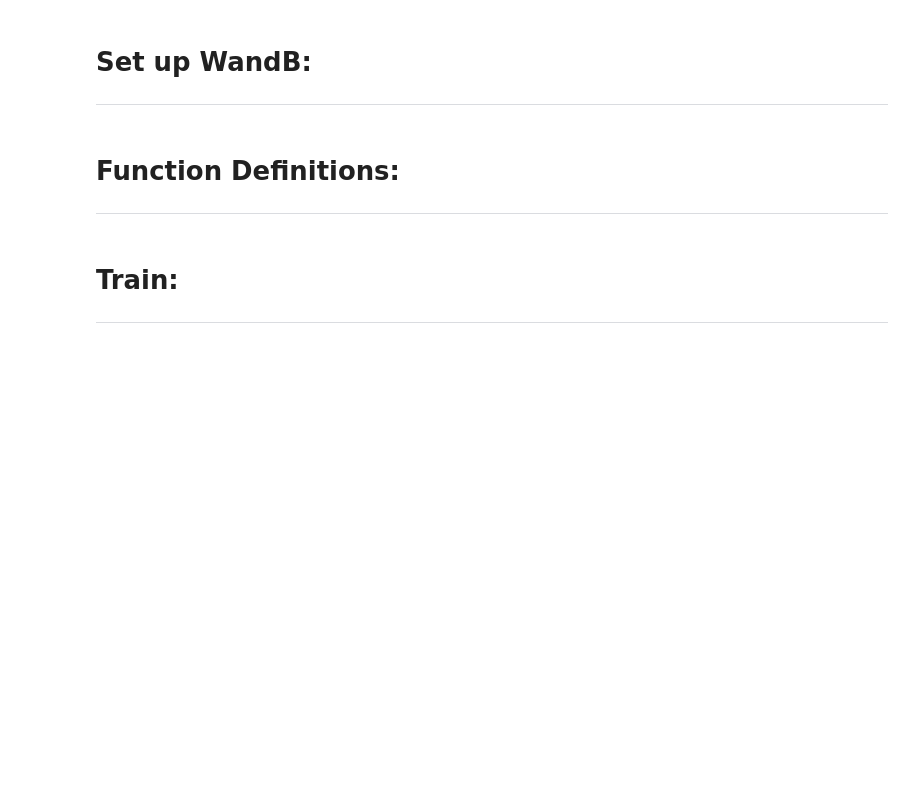
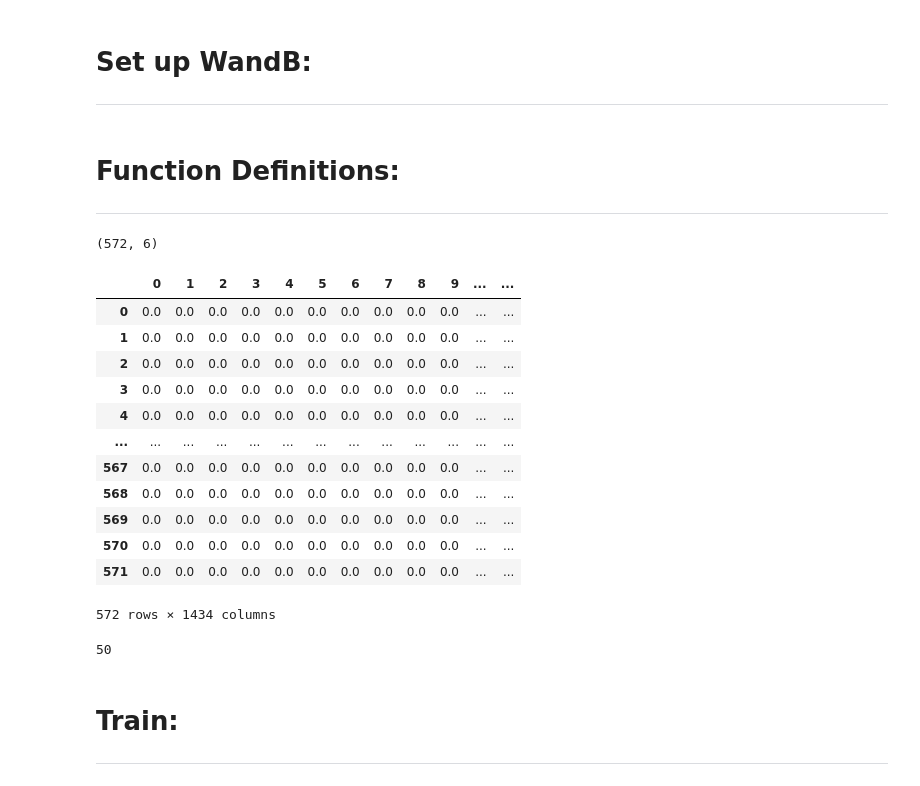
Before and after one commit to CateMerfeld/mass_spec, a Jupyter notebook: single_model/denoiser.ipynb, the cells around one changed output. Cells and saved outputs as stored; diff of their text form; code cells hidden in the pictures; blank space fills up the shorter version.

```diff
--- a/single_model/denoiser.ipynb
+++ b/single_model/denoiser.ipynb
@@ -278,0 +311,44 @@ def create_dataset_sections(spectra, embeddings, columns, batch_size=32, noise_l
+# %%
+thing = pd.DataFrame(get_conditions(labels))
+thing.shape
+# %% [output]
+(572, 6)
+# %%
+columns = list(spectra.columns)
+true_list = []
+
+spectrum_data = spectra[list(columns)][:915].values.copy()
+true_list.append(pd.DataFrame(spectrum_data))
+
+true_embeddings = []
+for col in columns:
+    true_embeddings.append(embeddings[col.split('.')[0]].copy())
+
+true_list.append(pd.DataFrame(list(zip(*true_embeddings))))
+
+labels = [col.split('.')[0] for col in columns]
+conditions = get_conditions(labels)
+true_list.append(pd.DataFrame(list(zip(*conditions))))
+
+all_true_vals = pd.concat(true_list, axis=0).T
+all_true_vals.columns = range(len(all_true_vals.columns))
+all_true_vals['Chemical Name'] = [col.split('.')[0] for col in columns]
+all_true_vals
+# %% [output]
+|  | 0 | 1 | 2 | 3 | 4 | 5 | 6 | 7 | 8 | 9 | ... | ... |
+| 0 | 0.0 | 0.0 | 0.0 | 0.0 | 0.0 | 0.0 | 0.0 | 0.0 | 0.0 | 0.0 | ... | ... |
+| 1 | 0.0 | 0.0 | 0.0 | 0.0 | 0.0 | 0.0 | 0.0 | 0.0 | 0.0 | 0.0 | ... | ... |
+| 2 | 0.0 | 0.0 | 0.0 | 0.0 | 0.0 | 0.0 | 0.0 | 0.0 | 0.0 | 0.0 | ... | ... |
+| 3 | 0.0 | 0.0 | 0.0 | 0.0 | 0.0 | 0.0 | 0.0 | 0.0 | 0.0 | 0.0 | ... | ... |
+| 4 | 0.0 | 0.0 | 0.0 | 0.0 | 0.0 | 0.0 | 0.0 | 0.0 | 0.0 | 0.0 | ... | ... |
+| ... | ... | ... | ... | ... | ... | ... | ... | ... | ... | ... | ... | ... |
+| 567 | 0.0 | 0.0 | 0.0 | 0.0 | 0.0 | 0.0 | 0.0 | 0.0 | 0.0 | 0.0 | ... | ... |
+| 568 | 0.0 | 0.0 | 0.0 | 0.0 | 0.0 | 0.0 | 0.0 | 0.0 | 0.0 | 0.0 | ... | ... |
+| 569 | 0.0 | 0.0 | 0.0 | 0.0 | 0.0 | 0.0 | 0.0 | 0.0 | 0.0 | 0.0 | ... | ... |
+| 570 | 0.0 | 0.0 | 0.0 | 0.0 | 0.0 | 0.0 | 0.0 | 0.0 | 0.0 | 0.0 | ... | ... |
+| 571 | 0.0 | 0.0 | 0.0 | 0.0 | 0.0 | 0.0 | 0.0 | 0.0 | 0.0 | 0.0 | ... | ... |
+572 rows × 1434 columns
+# %%
+len(set(labels))
+# %% [output]
+50
```
Also changed, not shown: parts of 4 cells of this notebook, 2 other files.
